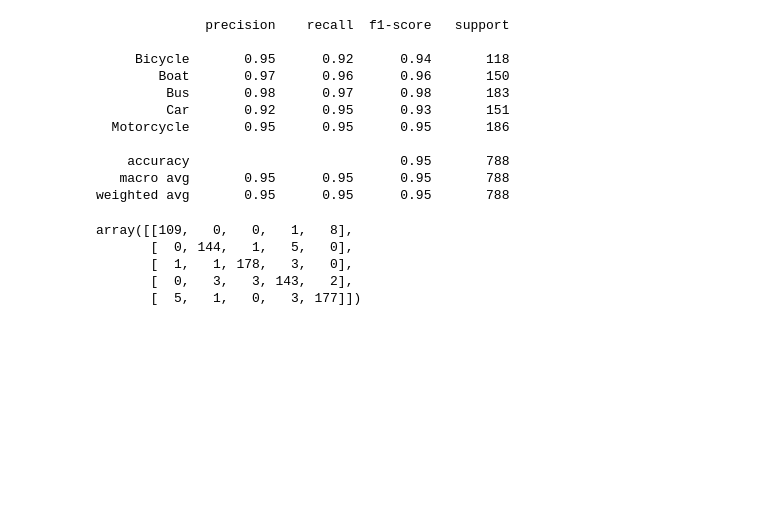
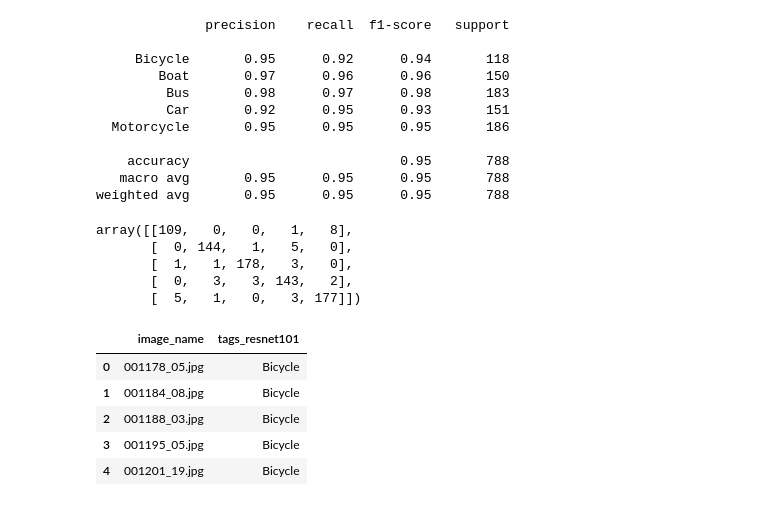
Before and after one commit to amitnits2016/fastai, a Jupyter notebook: 5_VehicleClassClassification/5_VehicleClassClassification.ipynb, the cells around one changed output. Cells and saved outputs as stored; diff of their text form; code cells hidden in the pictures; blank space fills up the shorter version.

```diff
--- a/5_VehicleClassClassification/5_VehicleClassClassification.ipynb
+++ b/5_VehicleClassClassification/5_VehicleClassClassification.ipynb
@@ -278,3 +278,16 @@ array([[109,   0,   0,   1,   8],
        [  1,   1, 178,   3,   0],
        [  0,   3,   3, 143,   2],
        [  5,   1,   0,   3, 177]])
+# %%
+# Since Accuracy is 95% after LR tuning. So, We will go with the base model.
+result_resnet101 = pd.read_csv(path/'result_resnet101.csv', index_col=0)
+result_resnet101 = result_resnet101.drop(['tags'], axis=1)
+result_resnet101.to_csv('final_predictions_resnet101')
+result_resnet101.head()
+# %% [output]
+|  | image_name | tags_resnet101 |
+| 0 | 001178_05.jpg | Bicycle |
+| 1 | 001184_08.jpg | Bicycle |
+| 2 | 001188_03.jpg | Bicycle |
+| 3 | 001195_05.jpg | Bicycle |
+| 4 | 001201_19.jpg | Bicycle |
```
